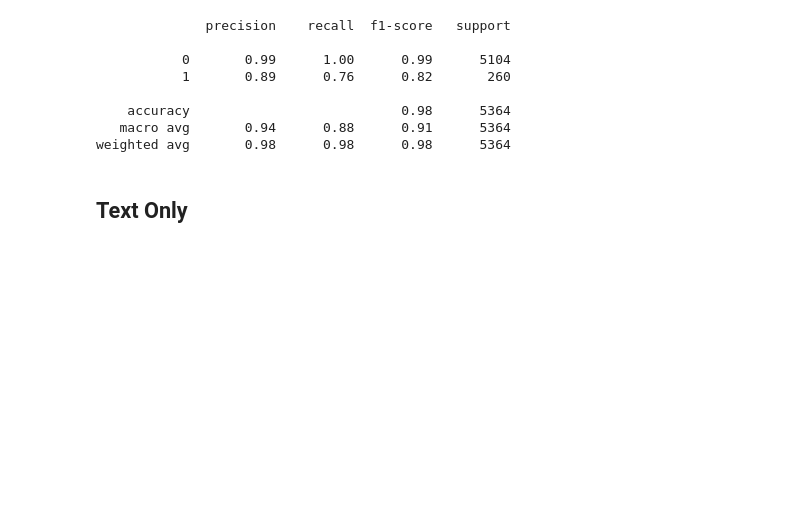
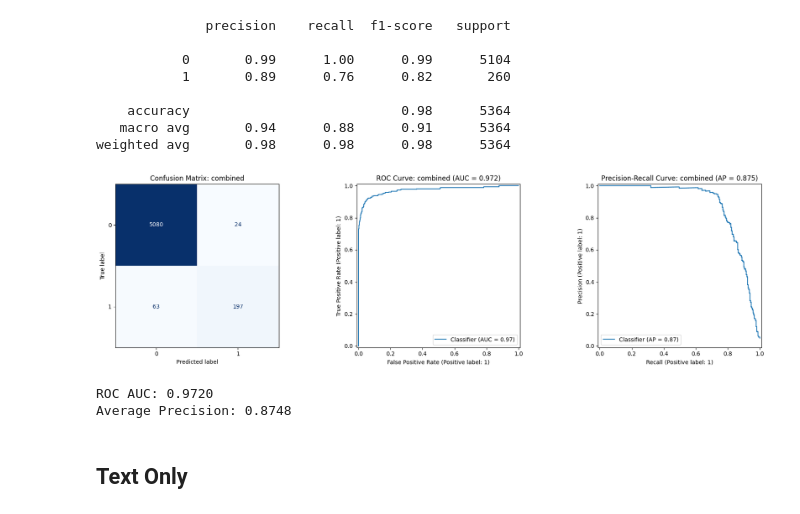
Before and after one commit to IanRPage/PhantomPositions, a Jupyter notebook: src/svm.ipynb, the cells around one changed output. Cells and saved outputs as stored; diff of their text form; code cells hidden in the pictures; blank space fills up the shorter version.

Commit message:
add visualizer

```diff
--- a/src/svm.ipynb
+++ b/src/svm.ipynb
@@ -31,6 +32,12 @@ print(classification_report(Y_test, Y_pred))
     accuracy                           0.98      5364
    macro avg       0.94      0.88      0.91      5364
 weighted avg       0.98      0.98      0.98      5364
+# %%
+visualize(svm, 'combined', X_test, Y_test, Y_pred)
+# %% [output]
+[figure, added]
+ROC AUC: 0.9720
+Average Precision: 0.8748
 # %% [markdown]
 ## Text Only
 # %%
```
Also changed, not shown: parts of 6 cells of this notebook, 1 other file.
